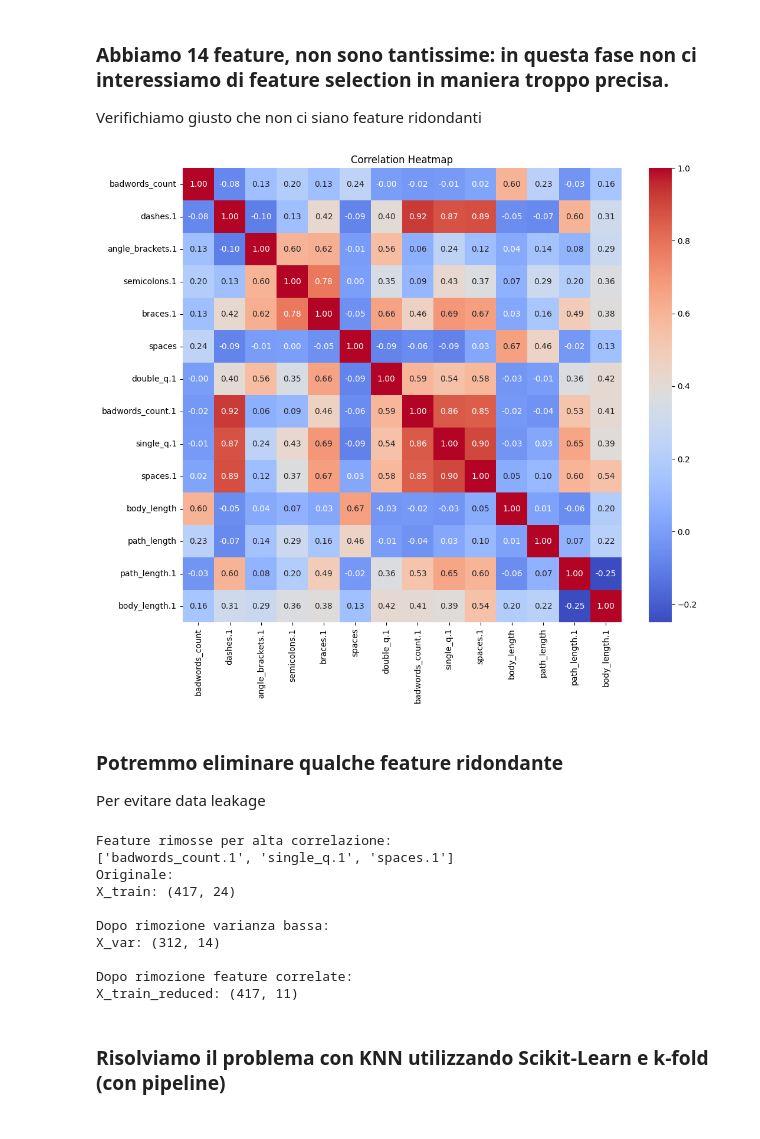
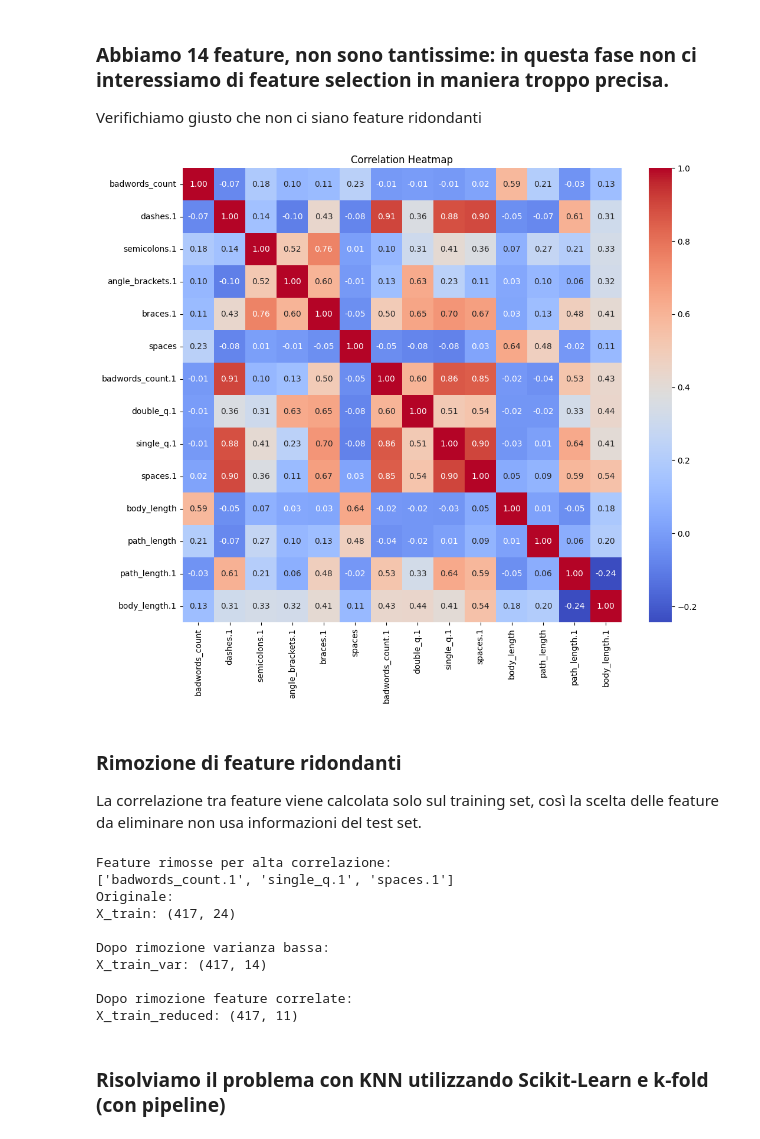
Before and after one commit to Net4uCA/ML_Course, a Jupyter notebook: Supervised_Learning/7_KNN/knn_excercise.ipynb, the cells around one changed output. Cells and saved outputs as stored; diff of their text form; code cells hidden in the pictures.

```diff
--- a/Supervised_Learning/7_KNN/knn_excercise.ipynb
+++ b/Supervised_Learning/7_KNN/knn_excercise.ipynb
@@ -145,15 +145,15 @@ Verifichiamo giusto che non ci siano feature ridondanti
 # %%
 # numeric_df = df.select_dtypes(include=[np.number])
 plt.figure(figsize=(12, 10))
-sns.heatmap(X_var.corr(), annot=True, fmt='.2f', cmap='coolwarm')
+sns.heatmap(X_train_var.corr(), annot=True, fmt='.2f', cmap='coolwarm')
 plt.title('Correlation Heatmap')
 plt.show()
 # %% [output]
-[figure, old version]
+[figure, new version]
 # %% [markdown]
-### Potremmo eliminare qualche feature ridondante
+### Rimozione di feature ridondanti
 
-Per evitare data leakage
+La correlazione tra feature viene calcolata solo sul training set, così la scelta delle feature da eliminare non usa informazioni del test set.
 # %%
 corr_matrix = X_train_var.corr().abs()
 
@@ -177,7 +177,7 @@ print("Originale:")
 print("X_train:", X_train.shape)
 
 print("\nDopo rimozione varianza bassa:")
-print("X_var:", X_var.shape)
+print("X_train_var:", X_train_var.shape)
 
 print("\nDopo rimozione feature correlate:")
 print("X_train_reduced:", X_train_reduced.shape)
@@ -188,7 +188,7 @@ Originale:
 X_train: (417, 24)
 
 Dopo rimozione varianza bassa:
-X_var: (312, 14)
+X_train_var: (417, 14)
 
 Dopo rimozione feature correlate:
 X_train_reduced: (417, 11)
```
Also changed, not shown: parts of 1 cell of this notebook.
